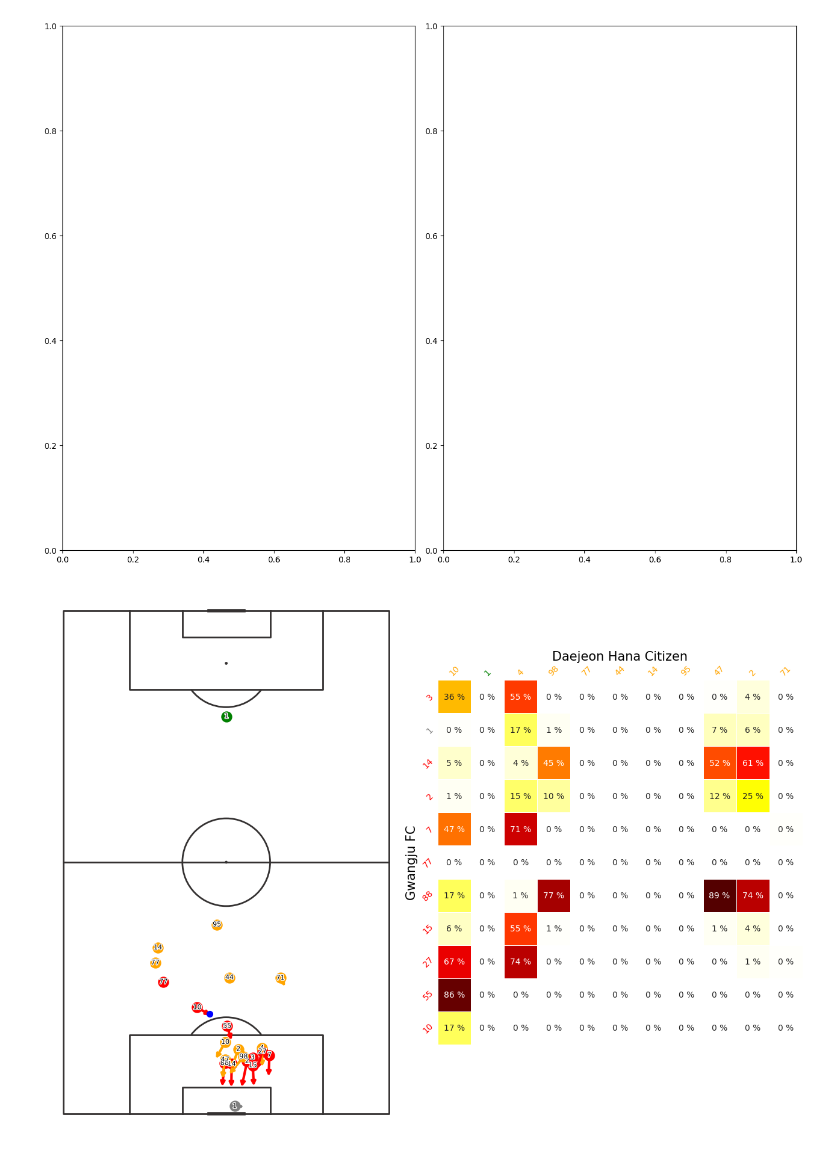
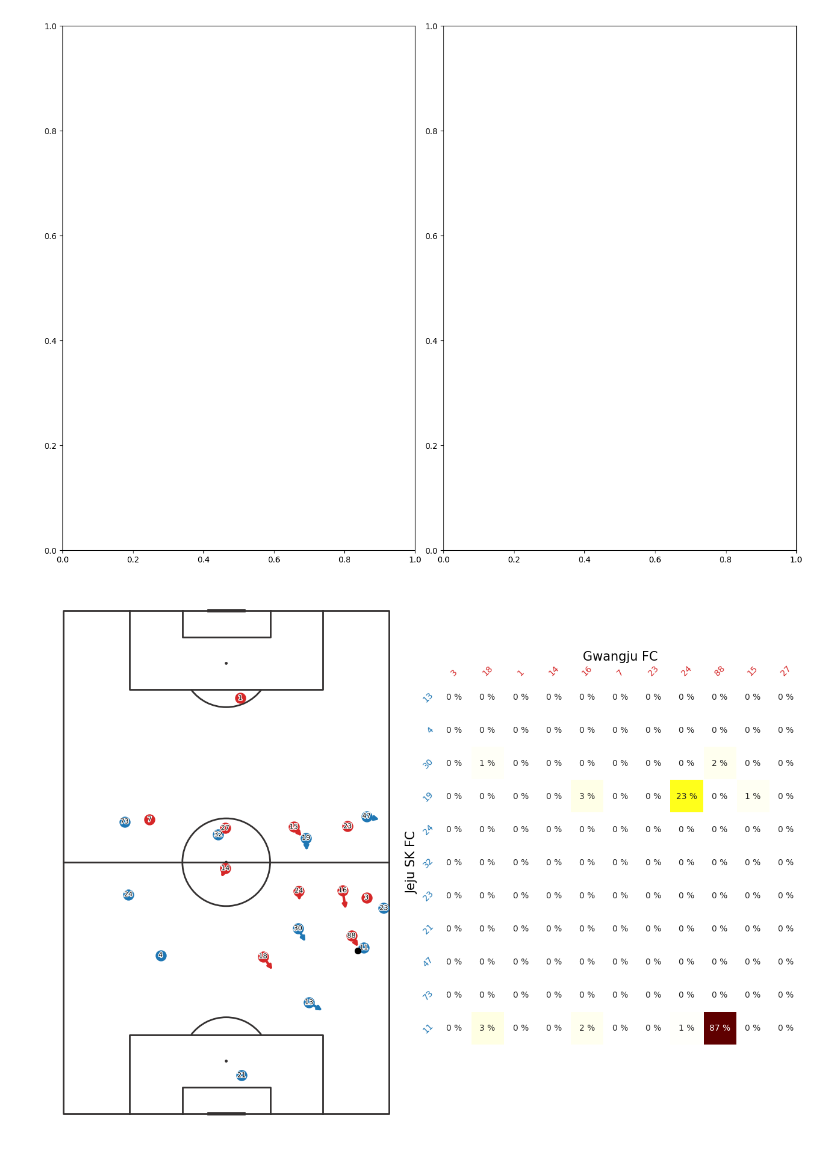
Before and after one commit to leemingo/express-v2, a Jupyter notebook: notebook/1-kloppy-summary.ipynb, the cells around one changed output. Cells and saved outputs as stored; diff of their text form; code cells hidden in the pictures.

```diff
--- a/notebook/1-kloppy-summary.ipynb
+++ b/notebook/1-kloppy-summary.ipynb
@@ -357,9 +373,9 @@ import seaborn as sns
 import numpy as np
 import pandas as pd
 
-HOME_COLOR, HOME_GK_COLOR = "red", "grey"
-AWAY_COLOR, AWAY_GK_COLOR = "orange", "green"
-BALL_COLOR = "blue"
+HOME_COLOR, HOME_GK_COLOR = "tab:blue", "tab:blue"
+AWAY_COLOR, AWAY_GK_COLOR = "tab:red", "tab:red"
+BALL_COLOR = "black"
 
 
 def __plot_settings(ax, row_players, column_players, method = 'teams', speed_threshold: float = None):
@@ -600,9 +612,9 @@ plot_pressing_intensity(row, ax1, ax2)
 ValueError: The truth value of a Series is ambiguous. Use a.empty, a.bool(), a.item(), a.any() or a.all().
 [figure]
 # %%
-period_id, frame_id = 1, 4458
+period_id, frame_id = 1, 30361
 
-FILE_PATH = f"../figs/{meta_data['match_title']}_{frame_id}2.mp4"
+FILE_PATH = f"../figs/{meta_data['match_title']}_{frame_id}.mp4"
 # FILE_PATH = f"../figs/{match_info['MatchTitle']}_{frame_id}.mp4"
 
 pitch = VerticalPitch(
@@ -611,33 +623,33 @@ pitch = VerticalPitch(
     pitch_width=C.PITCH_Y_MAX - C.PITCH_Y_MIN,
     pitch_color="white",
     line_color="#343131",
 )
 
 fig, (ax1, ax2) = plt.subplots(1, 2, figsize=(14, 10), gridspec_kw={"wspace": 0.08})
 fig.subplots_adjust(left=0.05, right=0.95, top=0.95, bottom=0.05)
 
 window_df = press_df[
         (press_df['period_id']==period_id) &
-        (press_df['frame_id']>=frame_id - 10) &
-        (press_df['frame_id']<=frame_id + 10)
+        (press_df['frame_id']>=frame_id - 1) &
+        (press_df['frame_id']<=frame_id)
         ]
 
 def update(idx):
     ax1.clear()
     ax2.clear()
 
     pitch.draw(ax=ax1)
     # row = model.output.to_pandas().iloc[idx]
     row = window_df.iloc[idx]
     plot_pressing_intensity(row, ax1, ax2)
 
 
 # ani = FuncAnimation(fig, update, frames=len(model.output), repeat=False)
 ani = FuncAnimation(fig, update, frames=len(window_df['frame_id'].unique()), repeat=False)
 
 ani.save(
     # FILE_PATH, fps=kloppy_dataset.metadata.frame_rate, extra_args=["-vcodec", "libx264"]
     FILE_PATH, fps=meta_data['fps'], extra_args=["-vcodec", "libx264"]
 )
 # %% [output]
-[figure, old version]
+[figure, new version]
```
Also changed, not shown: parts of 7 cells of this notebook, 11 other files.
